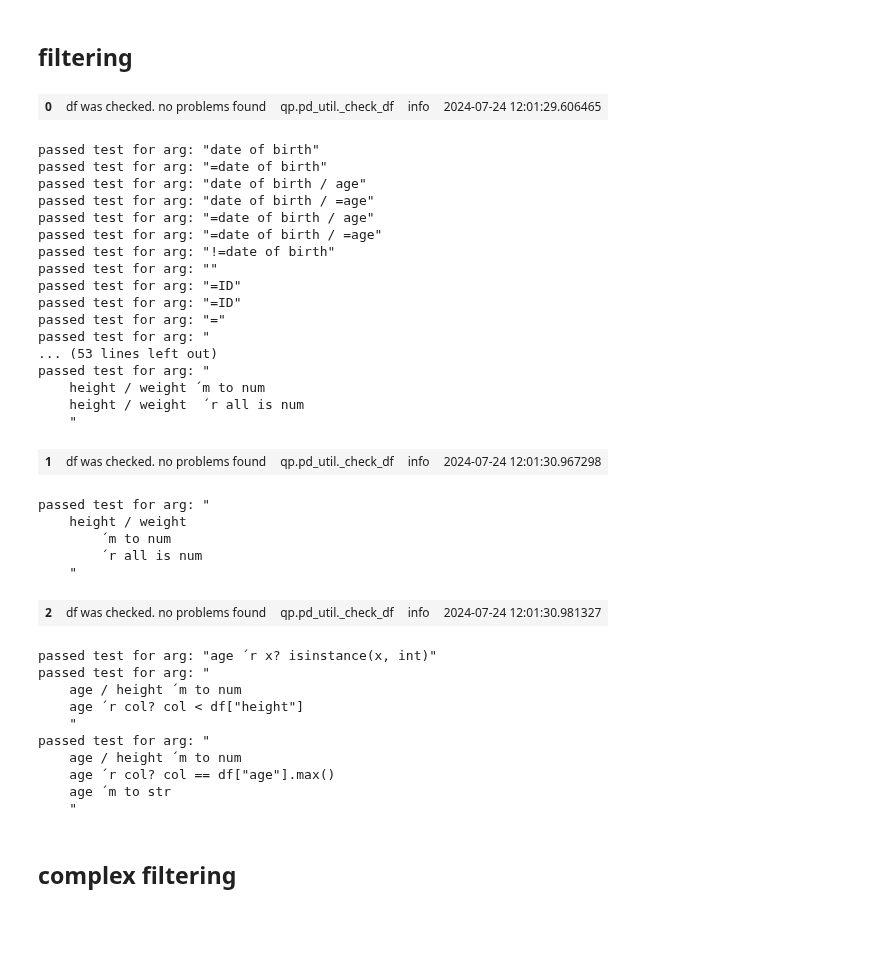
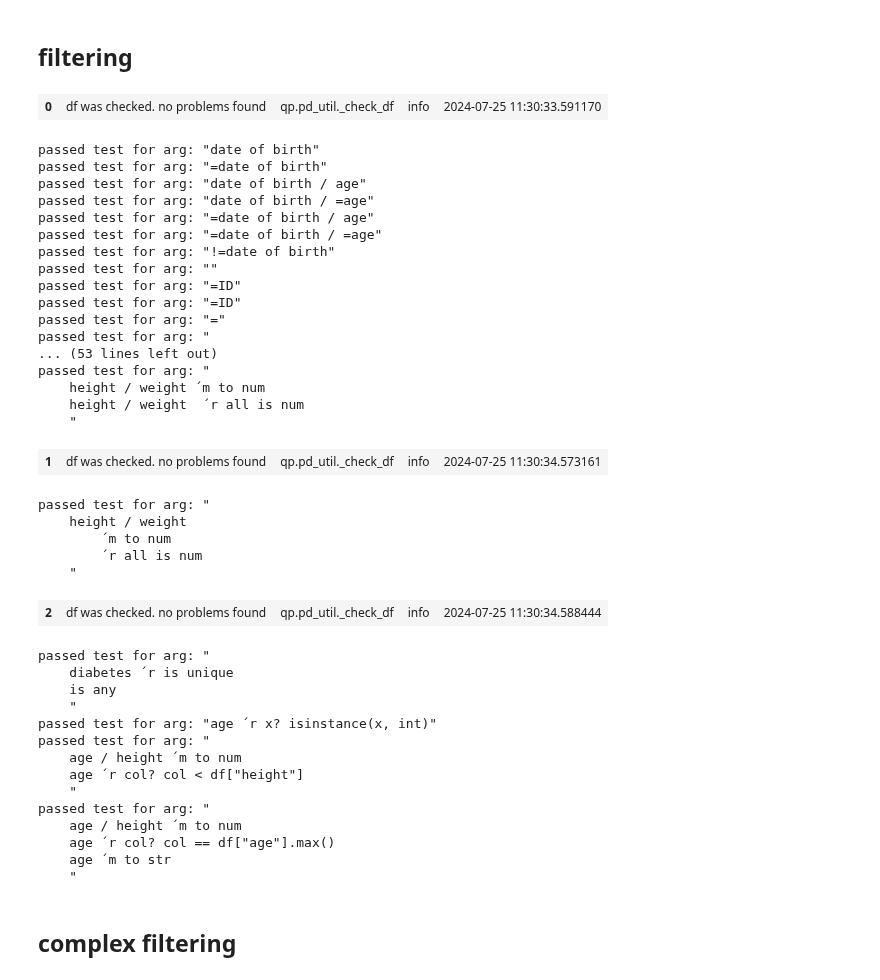
Before and after one commit to MartinVoelkl94/qplib_dev, a Jupyter notebook: testing.ipynb, the cells around one changed output. Saved outputs shown, nothing was run; the diff lists cells and outputs as text; code cells hidden in the pictures; blank space fills up the shorter version.

```diff
--- a/testing.ipynb
+++ b/testing.ipynb
@@ -775,34 +775,46 @@ result = df.q(
     inplace=True, verbosity=0)
 compare(result, df.loc[[0, 1, 2, 3, 4, 5, 6, 7, 8, 9, 10], ['height', 'weight']])
 df = get_df()
 
 
 
+#uniqueness
+result = df.q(
+    r"""
+    diabetes ´r is unique
+    is any
+    """,
+    diff=None,
+    inplace=False,
+    verbosity=3,
+    )
+compare(result, df.loc[[0,1,2,4,5,6,7,8,9], :])
+
 
 #custom python expression evaluation
 result = df.q('age ´r x? isinstance(x, int)', verbosity=0)
 compare(result, df.loc[[0, 10], ['age']])
 
 result = df.q(
     r"""
     age / height ´m to num
     age ´r col? col < df["height"]
     """,
     inplace=False, verbosity=0,
     )
 compare(result, df.loc[[0, 10], ['age']])
 
 result = df.q(
     r"""
     age / height ´m to num
     age ´r col? col == df["age"].max()
     age ´m to str
     """,
     inplace=False, verbosity=0,
     )
 compare(result, df.loc[[4], ['age']])
 # %% [output]
-| 0 | df was checked. no problems found | qp.pd_util._check_df | info | 2024-07-24 12:01:29.606465 |
+| 0 | df was checked. no problems found | qp.pd_util._check_df | info | 2024-07-25 11:30:33.591170 |
 passed test for arg: "date of birth"
 passed test for arg: "=date of birth"
 passed test for arg: "date of birth / age"
@@ -820,13 +832,17 @@ passed test for arg: "
     height / weight ´m to num
     height / weight  ´r all is num
     "
-| 1 | df was checked. no problems found | qp.pd_util._check_df | info | 2024-07-24 12:01:30.967298 |
+| 1 | df was checked. no problems found | qp.pd_util._check_df | info | 2024-07-25 11:30:34.573161 |
 passed test for arg: "
     height / weight
         ´m to num
         ´r all is num
     "
-| 2 | df was checked. no problems found | qp.pd_util._check_df | info | 2024-07-24 12:01:30.981327 |
+| 2 | df was checked. no problems found | qp.pd_util._check_df | info | 2024-07-25 11:30:34.588444 |
+passed test for arg: "
+    diabetes ´r is unique
+    is any
+    "
 passed test for arg: "age ´r x? isinstance(x, int)"
 passed test for arg: "
     age / height ´m to num
```
Also changed, not shown: parts of 8 cells of this notebook, 2 other files.
